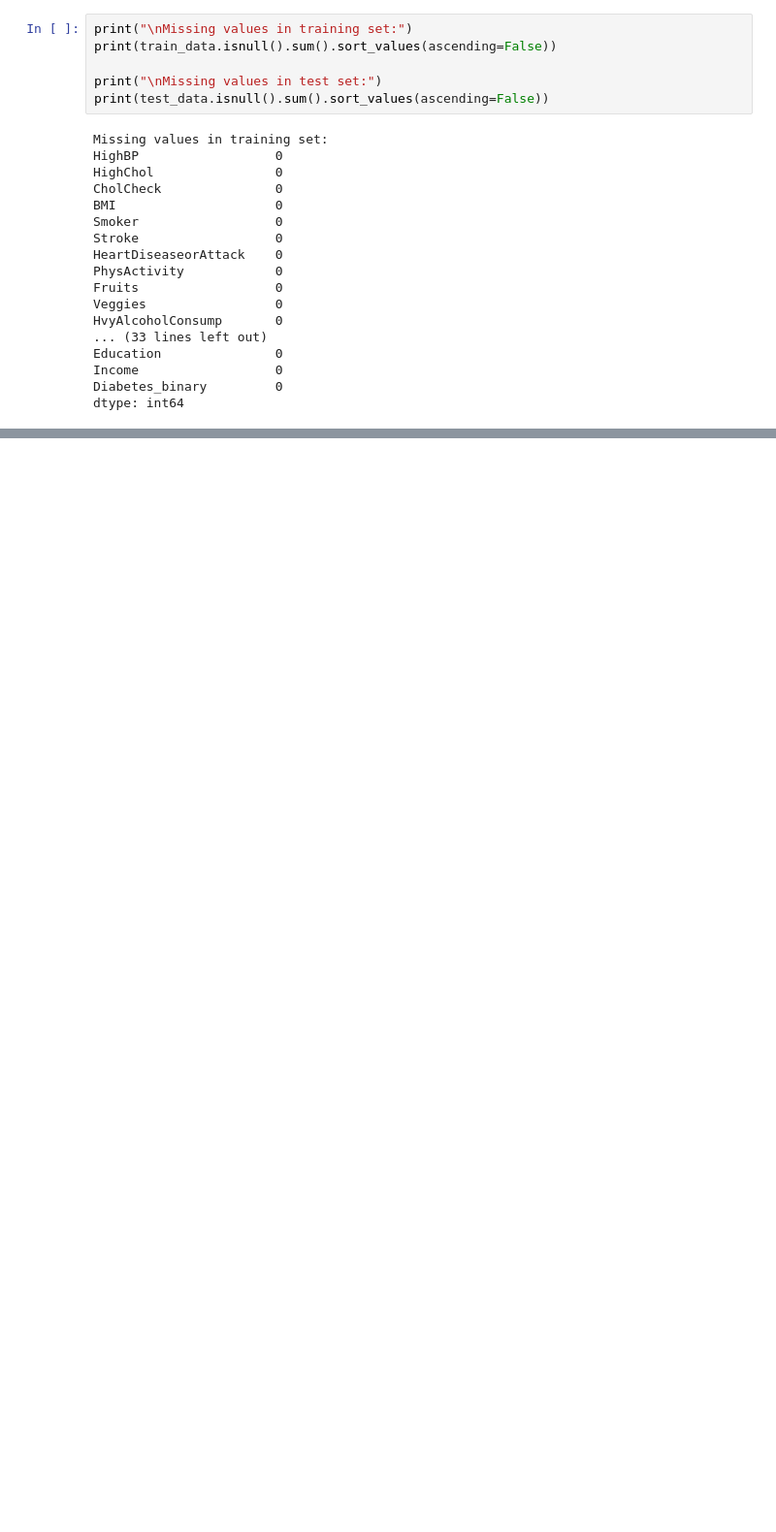
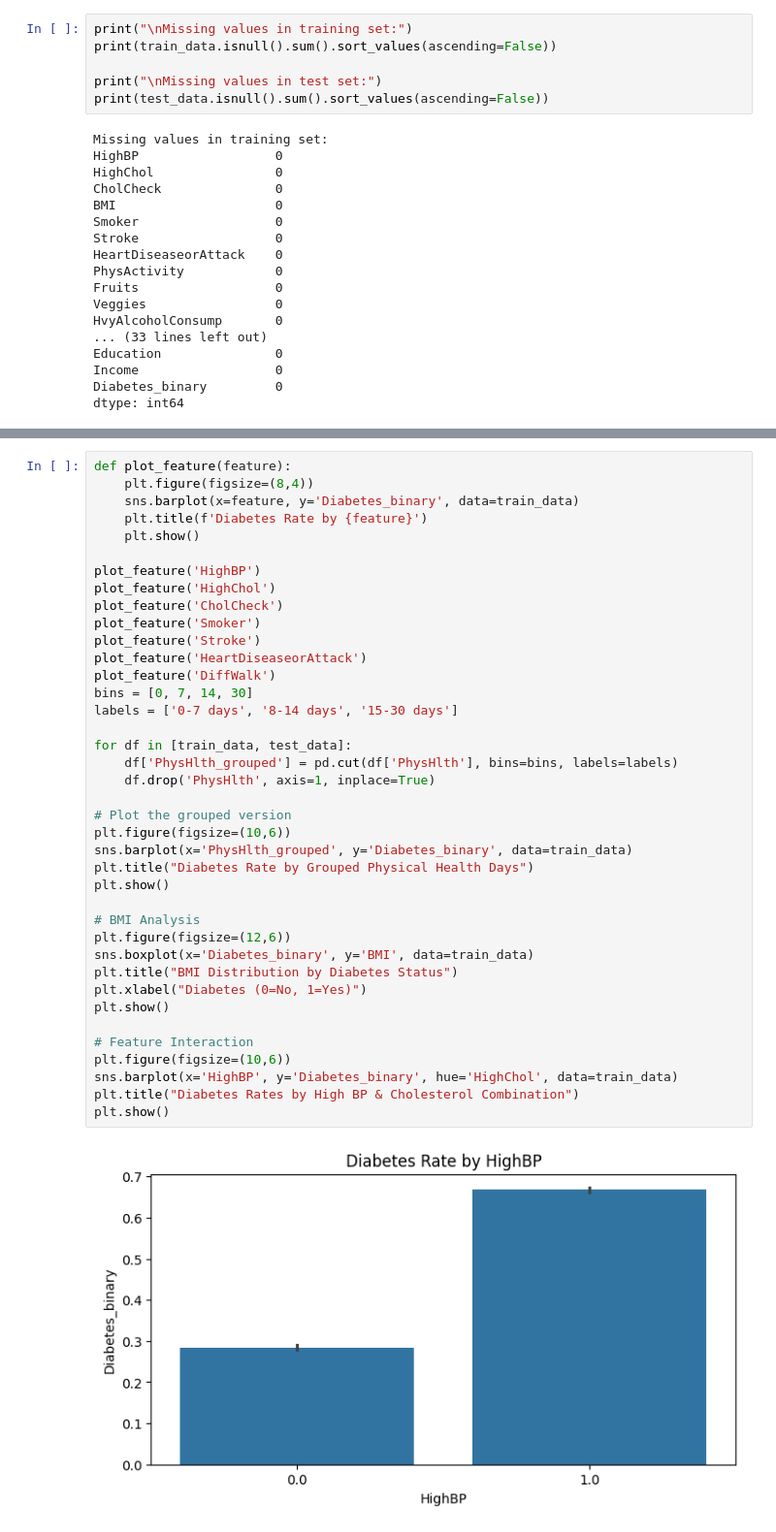
Before and after one commit to 4GeeksAcademy/BakuDShaggy-EDA-mas-proyecto-final, a Jupyter notebook: src/explore.ipynb, the cells around one changed output, grey strips where cells are left out. Shown at 97% size. Saved outputs shown, nothing was run; the diff lists cells and outputs as text; blank space fills up the shorter version.

```diff
--- a/src/explore.ipynb
+++ b/src/explore.ipynb
@@ -126,0 +112,41 @@ plot_feature('PhysHlth')
+# %%
+def plot_feature(feature):
+    plt.figure(figsize=(8,4))
+    sns.barplot(x=feature, y='Diabetes_binary', data=train_data)
+    plt.title(f'Diabetes Rate by {feature}')
+    plt.show()
+
+plot_feature('HighBP')
+plot_feature('HighChol')
+plot_feature('CholCheck')
+plot_feature('Smoker')
+plot_feature('Stroke')
+plot_feature('HeartDiseaseorAttack')
+plot_feature('DiffWalk')
+bins = [0, 7, 14, 30]
+labels = ['0-7 days', '8-14 days', '15-30 days']
+
+for df in [train_data, test_data]:
+    df['PhysHlth_grouped'] = pd.cut(df['PhysHlth'], bins=bins, labels=labels)
+    df.drop('PhysHlth', axis=1, inplace=True)
+
+# Plot the grouped version
+plt.figure(figsize=(10,6))
+sns.barplot(x='PhysHlth_grouped', y='Diabetes_binary', data=train_data)
+plt.title("Diabetes Rate by Grouped Physical Health Days")
+plt.show()
+
+# BMI Analysis
+plt.figure(figsize=(12,6))
+sns.boxplot(x='Diabetes_binary', y='BMI', data=train_data)
+plt.title("BMI Distribution by Diabetes Status")
+plt.xlabel("Diabetes (0=No, 1=Yes)")
+plt.show()
+
+# Feature Interaction
+plt.figure(figsize=(10,6))
+sns.barplot(x='HighBP', y='Diabetes_binary', hue='HighChol', data=train_data)
+plt.title("Diabetes Rates by High BP & Cholesterol Combination")
+plt.show()
+# %% [output]
+[figure, added]
```
Also changed, not shown: parts of 3 cells of this notebook.
